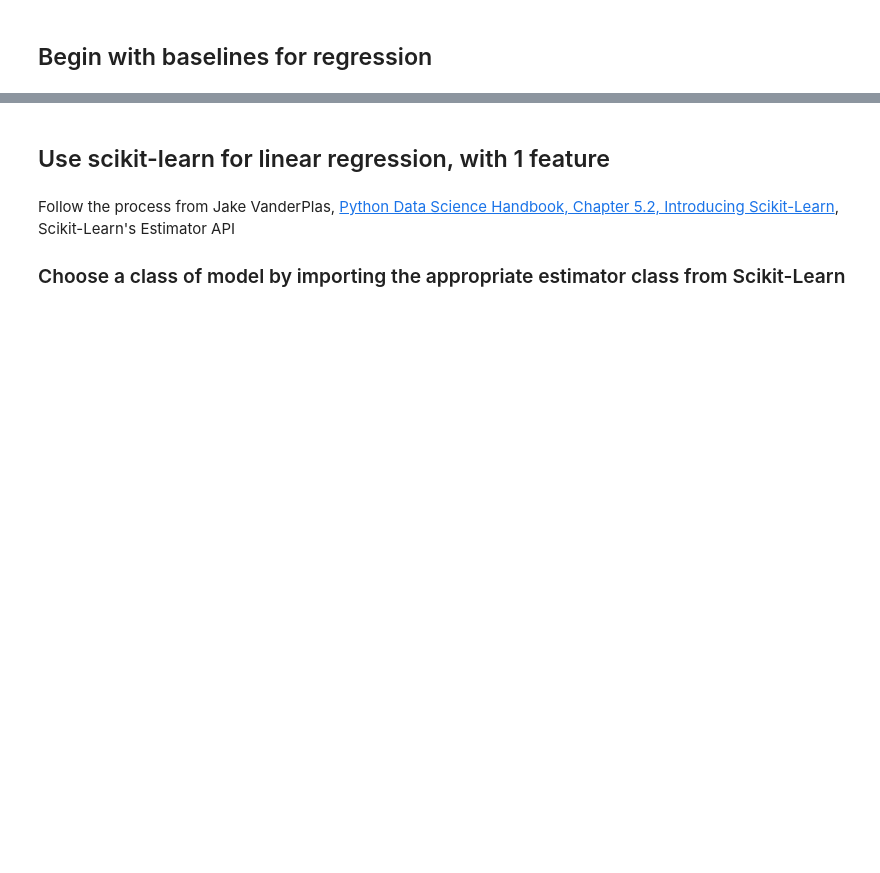
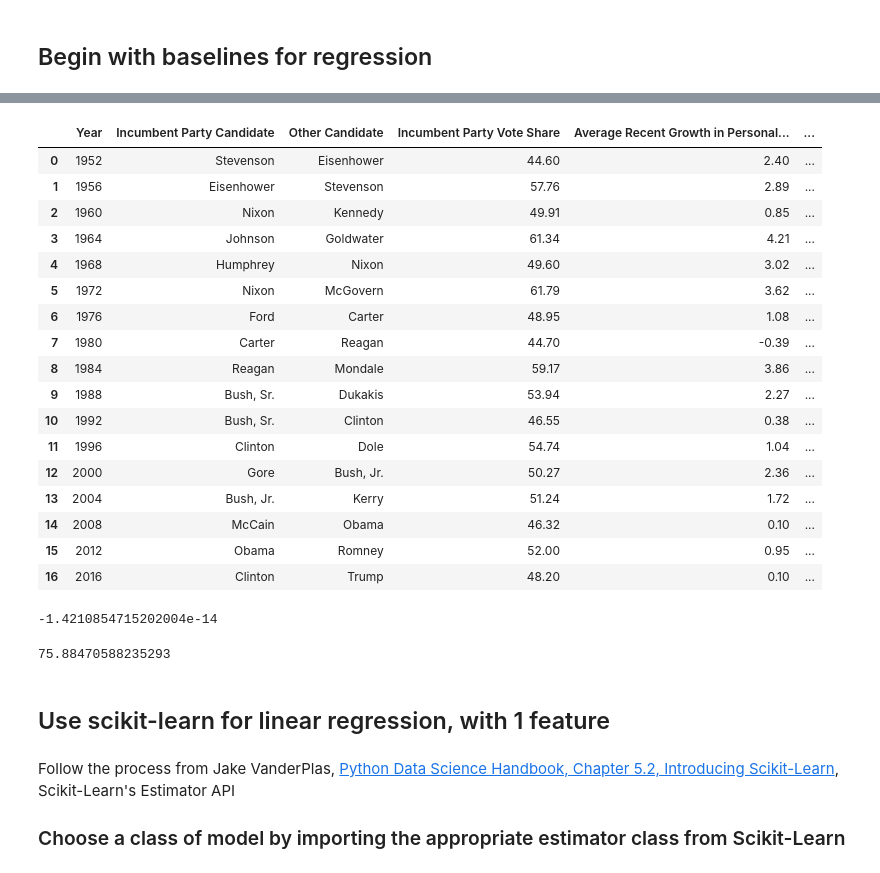
Before and after one commit to bloominstituteoftechnology/DS-Unit-2-Regression-1, a Jupyter notebook: module3-doing-linear-regression/doing_linear_regression.ipynb, the cells around one changed output, grey strips where cells are left out. Drawn from its saved outputs; the diff is of its cells as text; code cells hidden in the pictures; blank space fills up the shorter version.

```diff
--- a/module3-doing-linear-regression/doing_linear_regression.ipynb
+++ b/module3-doing-linear-regression/doing_linear_regression.ipynb
@@ -275,3 +319,38 @@ deaths = pd.DataFrame(data=data, columns=columns)
+# %%
+target = 'Incumbent Party Vote Share'
+df['Mean Baseline'] = df[target].mean()
+df['Error'] = df['Mean Baseline'] - df[target]
+df
+# %% [output]
+|  | Year | Incumbent Party Candidate | Other Candidate | Incumbent Party Vote Share | Average Recent Growth in Personal... | ... |
+| 0 | 1952 | Stevenson | Eisenhower | 44.60 | 2.40 | ... |
+| 1 | 1956 | Eisenhower | Stevenson | 57.76 | 2.89 | ... |
+| 2 | 1960 | Nixon | Kennedy | 49.91 | 0.85 | ... |
+| 3 | 1964 | Johnson | Goldwater | 61.34 | 4.21 | ... |
+| 4 | 1968 | Humphrey | Nixon | 49.60 | 3.02 | ... |
+| 5 | 1972 | Nixon | McGovern | 61.79 | 3.62 | ... |
+| 6 | 1976 | Ford | Carter | 48.95 | 1.08 | ... |
+| 7 | 1980 | Carter | Reagan | 44.70 | -0.39 | ... |
+| 8 | 1984 | Reagan | Mondale | 59.17 | 3.86 | ... |
+| 9 | 1988 | Bush, Sr. | Dukakis | 53.94 | 2.27 | ... |
+| 10 | 1992 | Bush, Sr. | Clinton | 46.55 | 0.38 | ... |
+| 11 | 1996 | Clinton | Dole | 54.74 | 1.04 | ... |
+| 12 | 2000 | Gore | Bush, Jr. | 50.27 | 2.36 | ... |
+| 13 | 2004 | Bush, Jr. | Kerry | 51.24 | 1.72 | ... |
+| 14 | 2008 | McCain | Obama | 46.32 | 0.10 | ... |
+| 15 | 2012 | Obama | Romney | 52.00 | 0.95 | ... |
+| 16 | 2016 | Clinton | Trump | 48.20 | 0.10 | ... |
+# %%
+#a wrong way
+df['Error'].sum()
+# %% [output]
+-1.4210854715202004e-14
+# %%
+# aright way
+df['Absolute Error'] = df['Error'].abs()
+df['Absolute Error'].sum()
+# %% [output]
+75.88470588235293
 # %% [markdown]
 ## Use scikit-learn for linear regression, with 1 feature
 # %% [markdown]
```
Also changed, not shown: parts of 23 cells of this notebook, 2 other files.
